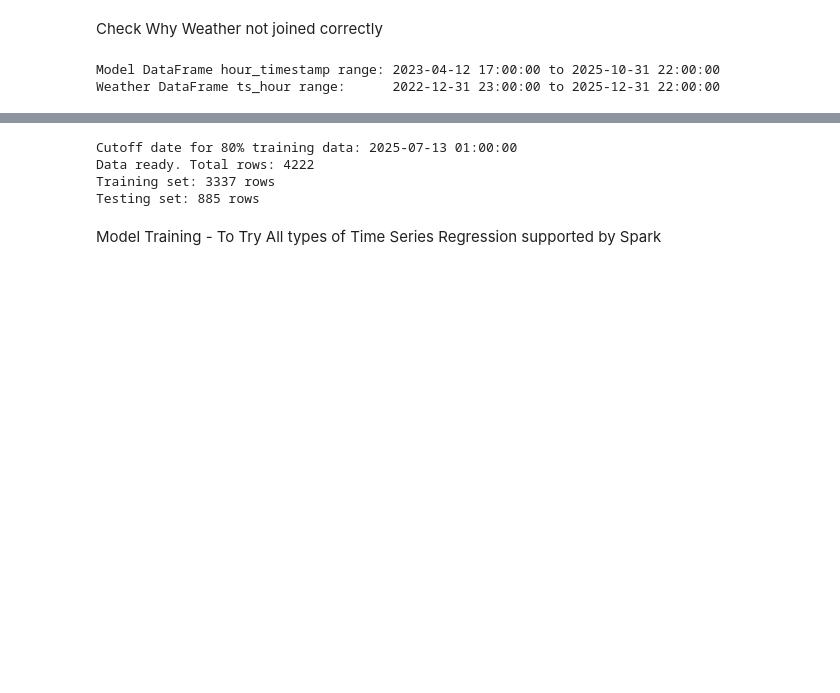
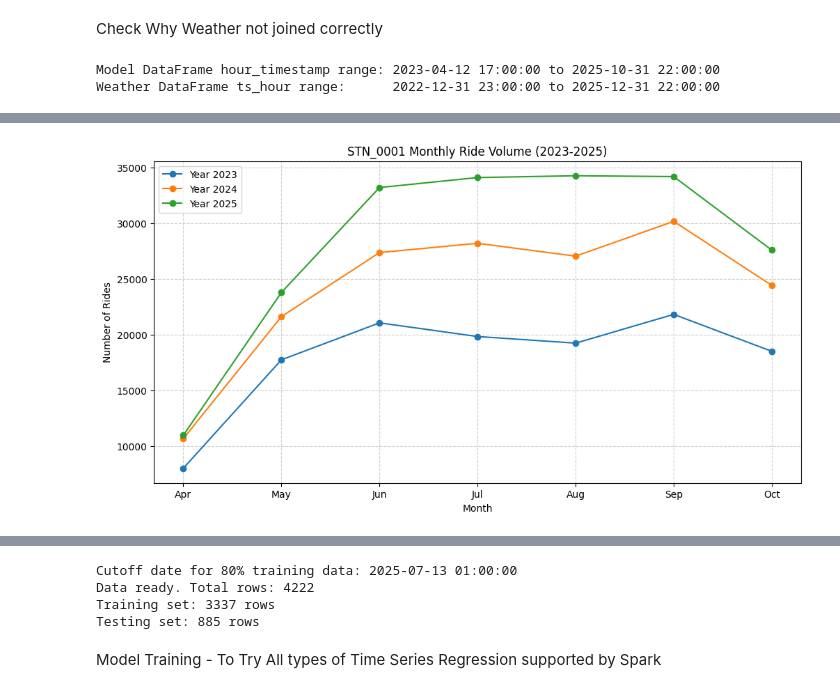
Before and after one commit to kuoyce/bixi-analytics, a Jupyter notebook: STN_0001_ML_Train_5Models.ipynb, the cells around one changed output, grey strips where cells are left out. Cells and saved outputs as stored; diff of their text form; code cells hidden in the pictures; blank space fills up the shorter version.

```diff
--- a/STN_0001_ML_Train_5Models.ipynb
+++ b/STN_0001_ML_Train_5Models.ipynb
@@ -692,0 +788,27 @@ Weather DataFrame ts_hour range:      2022-12-31 23:00:00 to 2025-12-31 22:00:00
+# %%
+
+
+# Filter for STN_0001 only and extract year/month
+stn_rides = ride_df.filter((F.col("start_canonical_station_id") == "STN_0001") | (F.col("end_canonical_station_id") == "STN_0001")) \
+    .withColumn("year", F.year("start_time_ms")) \
+    .withColumn("month", F.month("start_time_ms"))
+
+# Aggregate monthly counts per year
+monthly_counts = stn_rides.groupBy("year", "month").count().orderBy("year", "month").toPandas()
+
+# Plotting Monthly Comparison
+plt.figure(figsize=(12, 6))
+for year in [2023, 2024, 2025]:
+    year_data = monthly_counts[monthly_counts['year'] == year]
+    if not year_data.empty:
+        plt.plot(year_data['month'], year_data['count'], marker='o', label=f'Year {year}')
+
+plt.title("STN_0001 Monthly Ride Volume (2023-2025)")
+plt.xlabel("Month")
+plt.ylabel("Number of Rides")
+plt.xticks(range(4, 11), ["Apr", "May", "Jun", "Jul", "Aug", "Sep", "Oct"])
+plt.legend()
+plt.grid(True, linestyle='--', alpha=0.6)
+plt.show()
+# %% [output]
+[figure, added]
```
Also changed, not shown: parts of 45 cells of this notebook.
